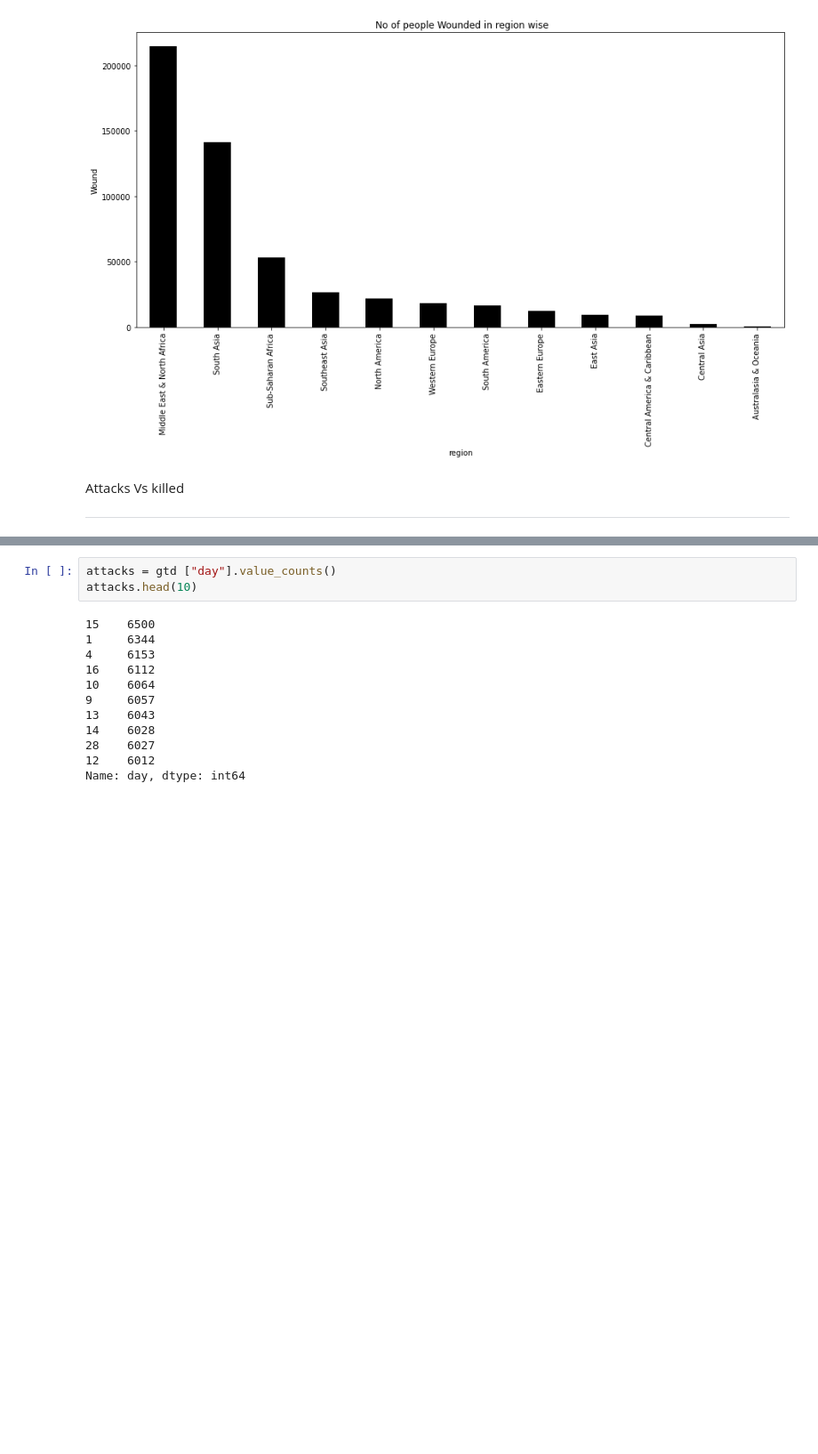
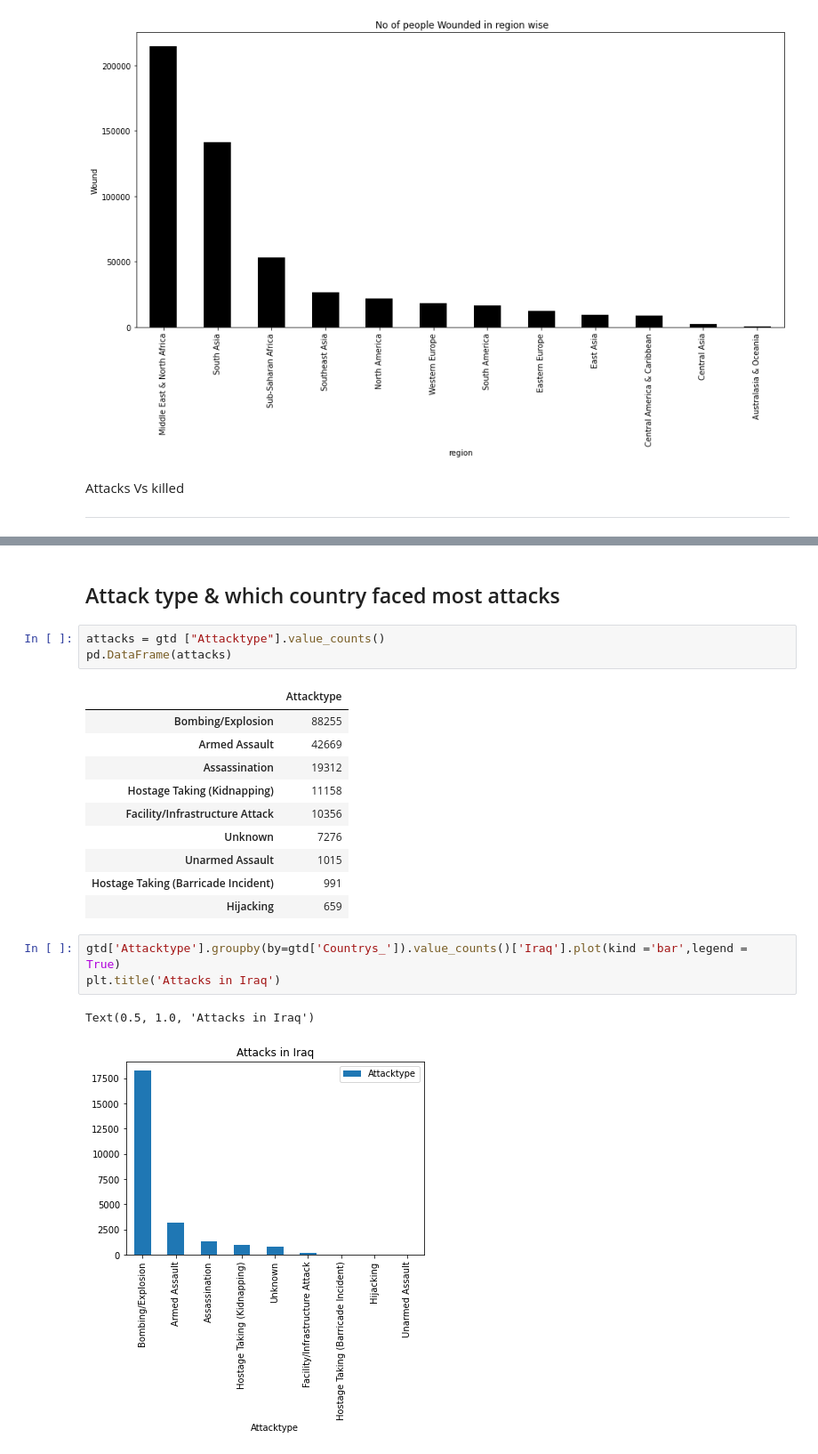
Before and after one commit to deepa-tyagi/global-td, a Jupyter notebook: Copy_of_Global_Terrorism_Analysis_Capstone_Project.ipynb, the cells around one changed output, grey strips where cells are left out. Shown: that part at 89% size. Saved outputs shown, nothing was run; the diff lists cells and outputs as text; blank space fills up the shorter version.

```diff
--- a/Copy_of_Global_Terrorism_Analysis_Capstone_Project.ipynb
+++ b/Copy_of_Global_Terrorism_Analysis_Capstone_Project.ipynb
@@ -374,15 +362,22 @@ plt.show()
+# %% [markdown]
+## Attack type & which country faced most attacks
 # %%
-attacks = gtd ["day"].value_counts()
-attacks.head(10)
+attacks = gtd ["Attacktype"].value_counts()
+pd.DataFrame(attacks)
 # %% [output]
-15    6500
-1     6344
-4     6153
-16    6112
-10    6064
-9     6057
-13    6043
-14    6028
-28    6027
-12    6012
-Name: day, dtype: int64
+|  | Attacktype |
+| Bombing/Explosion | 88255 |
+| Armed Assault | 42669 |
+| Assassination | 19312 |
+| Hostage Taking (Kidnapping) | 11158 |
+| Facility/Infrastructure Attack | 10356 |
+| Unknown | 7276 |
+| Unarmed Assault | 1015 |
+| Hostage Taking (Barricade Incident) | 991 |
+| Hijacking | 659 |
+# %%
+gtd['Attacktype'].groupby(by=gtd['Countrys_']).value_counts()['Iraq'].plot(kind ='bar',legend = True)
+plt.title('Attacks in Iraq')
+# %% [output]
+Text(0.5, 1.0, 'Attacks in Iraq')
+[figure, added]
```
Also changed, not shown: parts of 14 cells of this notebook.
